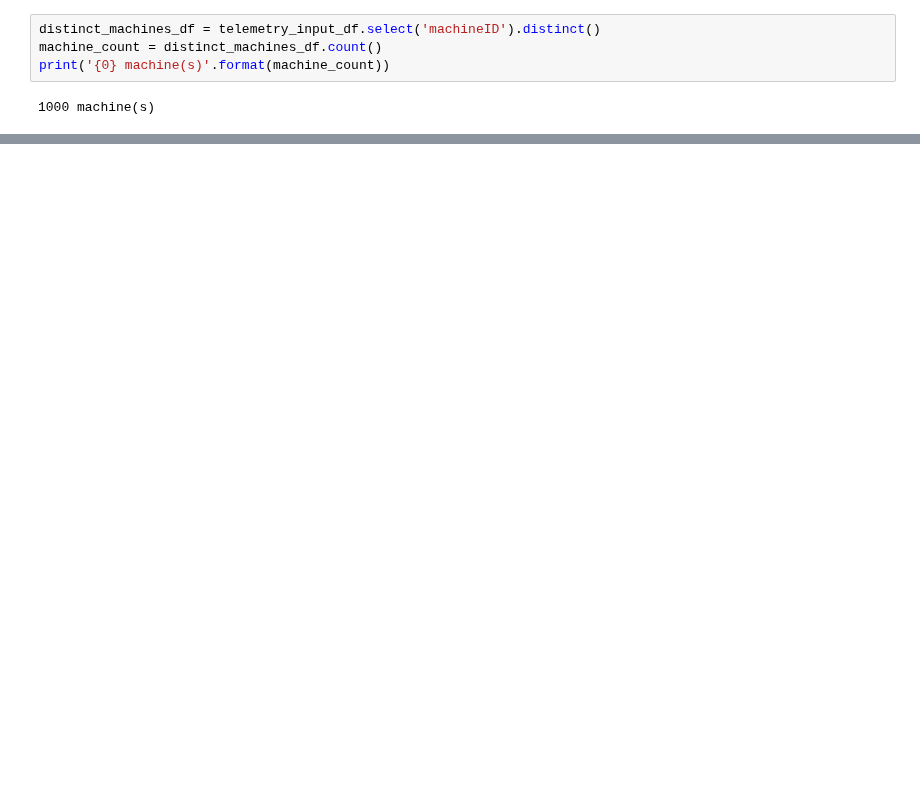
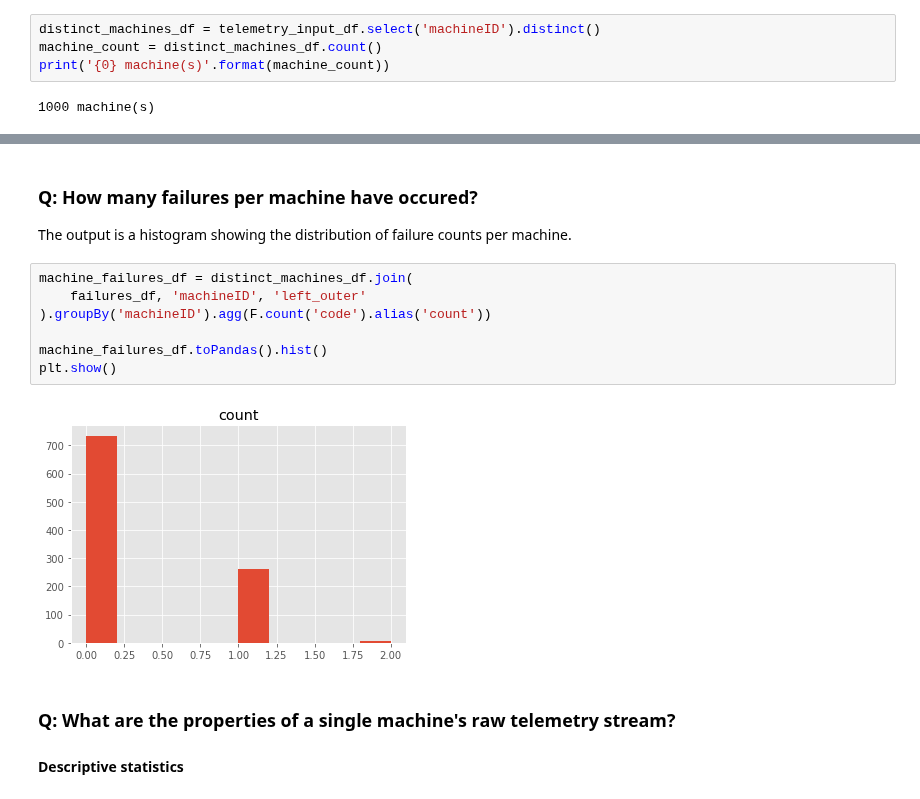
Before and after one commit to Azure/AI-PredictiveMaintenance, a Jupyter notebook: src/AML/Notebooks/FeatureEngineering-experimental.ipynb, the cells around one changed output, grey strips where cells are left out. Drawn from its saved outputs; the diff is of its cells as text; blank space fills up the shorter version.

```diff
--- a/src/AML/Notebooks/FeatureEngineering-experimental.ipynb
+++ b/src/AML/Notebooks/FeatureEngineering-experimental.ipynb
@@ -236,0 +124,17 @@ http://citeseerx.ist.psu.edu/viewdoc/download?doi=10.1.1.386.8108&rep=rep1&type=
+# %% [markdown]
+### Q: How many failures per machine have occured?
+
+The output is a histogram showing the distribution of failure counts per machine.
+# %%
+machine_failures_df = distinct_machines_df.join(
+    failures_df, 'machineID', 'left_outer'
+).groupBy('machineID').agg(F.count('code').alias('count'))
+
+machine_failures_df.toPandas().hist()
+plt.show()
+# %% [output]
+[figure, added]
+# %% [markdown]
+### Q: What are the properties of a single machine's raw telemetry stream?
+
+#### Descriptive statistics
```
Also changed, not shown: parts of 54 cells of this notebook, 2 other files.
